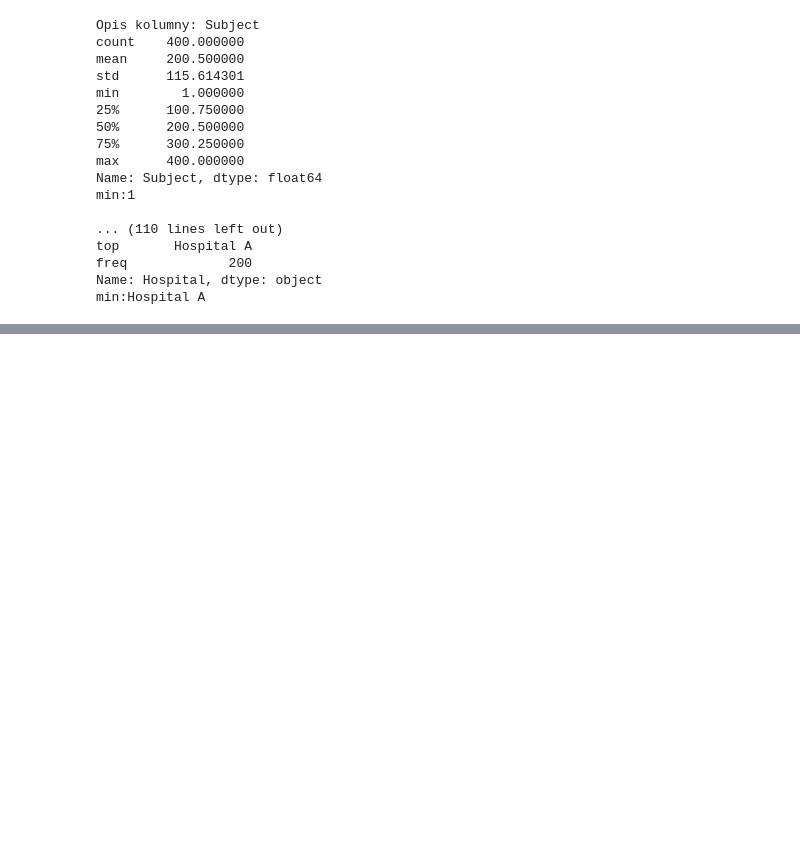
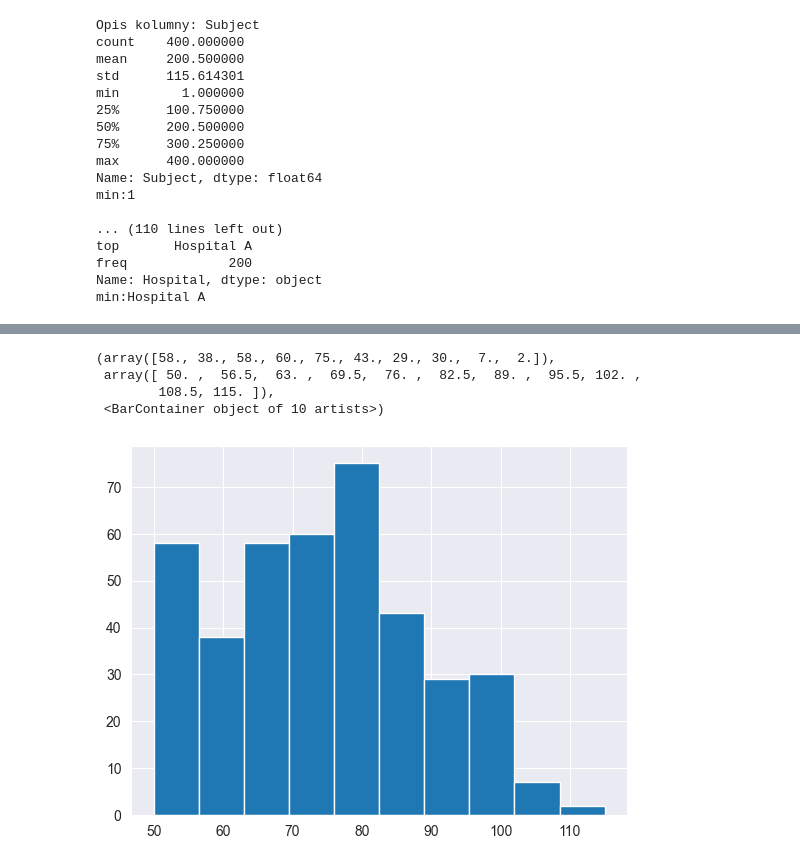
Before and after one commit to MrChazar/Clinical_Trial_Data_Analysis, a Jupyter notebook: research.ipynb, the cells around one changed output, grey strips where cells are left out. Saved outputs shown, nothing was run; the diff lists cells and outputs as text; code cells hidden in the pictures; blank space fills up the shorter version.

```diff
--- a/research.ipynb
+++ b/research.ipynb
@@ -75,0 +84,8 @@ plt.hist(data['Smoking'])
+# %%
+plt.hist(data['Heart rate (bpm)'])
+# %% [output]
+(array([58., 38., 58., 60., 75., 43., 29., 30.,  7.,  2.]),
+ array([ 50. ,  56.5,  63. ,  69.5,  76. ,  82.5,  89. ,  95.5, 102. ,
+        108.5, 115. ]),
+ <BarContainer object of 10 artists>)
+[figure, added]
```
Also changed, not shown: parts of 33 cells of this notebook.
